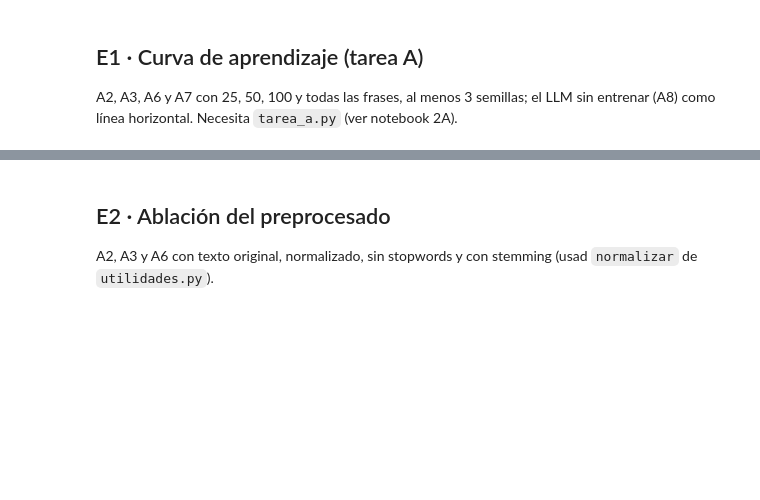
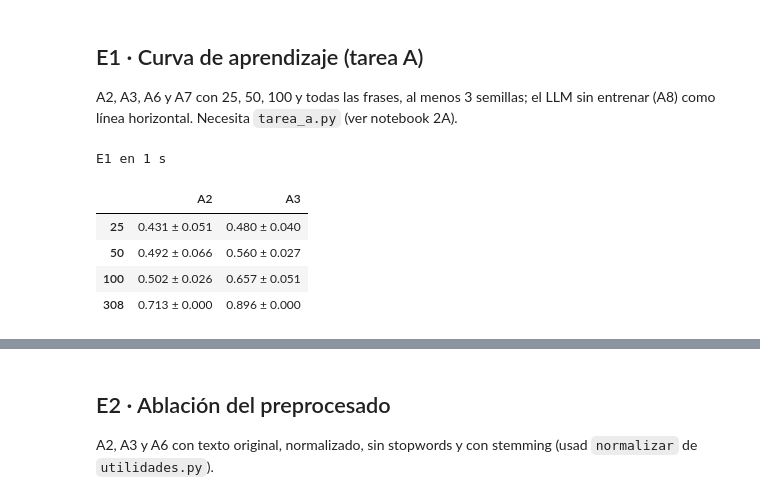
Before and after one commit to mvnueloc/natural-language-scheduler, a Jupyter notebook: 3_evaluacion.ipynb, the cells around one changed output, grey strips where cells are left out. Saved outputs shown, nothing was run; the diff lists cells and outputs as text; code cells hidden in the pictures; blank space fills up the shorter version.

```diff
--- a/3_evaluacion.ipynb
+++ b/3_evaluacion.ipynb
@@ -31,27 +47,41 @@ tabla.round(3)
 ## E1 · Curva de aprendizaje (tarea A)
 A2, A3, A6 y A7 con 25, 50, 100 y todas las frases, al menos 3 semillas; el LLM sin entrenar (A8) como línea horizontal. Necesita `tarea_a.py` (ver notebook 2A).
 # %%
-import random
+import random, time
+import numpy as np
 from collections import defaultdict
 from sklearn.metrics import f1_score
 
 def submuestra(n, semilla):
     """n frases estratificadas por intención."""
     rnd = random.Random(semilla); por = defaultdict(list)
     for x in train: por[x["intencion"]].append(x)
     return [y for xs in por.values() for y in rnd.sample(xs, min(len(xs), max(1, round(n * len(xs) / len(train)))))]
 
+ENFOQUES_E1 = ["A2", "A3"]            # fase 3: añadir "A6" y "A7" (y la línea horizontal de A8)
+TAMANOS = [25, 50, 100, len(train)]
+SEMILLAS = range(5)
+y_val = [x["intencion"] for x in val]
 try:
     from tarea_a import entrenar_y_predecir
-    curva = defaultdict(dict)
-    for enfoque in ["A2", "A3", "A6", "A7"]:
-        for n in [25, 50, 100, len(train)]:
+    curva = defaultdict(dict)           # enfoque -> n -> lista de F1 (una por semilla)
+    t0 = time.time()
+    for enfoque in ENFOQUES_E1:
+        for n in TAMANOS:
             f1s = []
-            for s in range(3):
+            for s in SEMILLAS:
                 sub = submuestra(n, s)
                 pred = entrenar_y_predecir(enfoque, [x["texto"] for x in sub], [x["intencion"] for x in sub], [x["texto"] for x in val])
-                f1s.append(f1_score([x["intencion"] for x in val], pred, average="macro"))
-            curva[enfoque][n] = sum(f1s) / len(f1s)
-    # TODO: dibujar la curva y la línea horizontal del LLM
+                f1s.append(f1_score(y_val, pred, average="macro"))
+            curva[enfoque][n] = f1s
+    print(f"E1 en {time.time() - t0:.0f} s")
+    display(pd.DataFrame({e: {n: f"{np.mean(v):.3f} ± {np.std(v):.3f}" for n, v in d.items()} for e, d in curva.items()}))
 except ImportError:
     print("Falta tarea_a.py con la función entrenar_y_predecir (ver notebook 2A)")
+# %% [output]
+E1 en 1 s
+|  | A2 | A3 |
+| 25 | 0.431 ± 0.051 | 0.480 ± 0.040 |
+| 50 | 0.492 ± 0.066 | 0.560 ± 0.027 |
+| 100 | 0.502 ± 0.026 | 0.657 ± 0.051 |
+| 308 | 0.713 ± 0.000 | 0.896 ± 0.000 |
```
Also changed, not shown: parts of 9 cells of this notebook, 9 other files.
